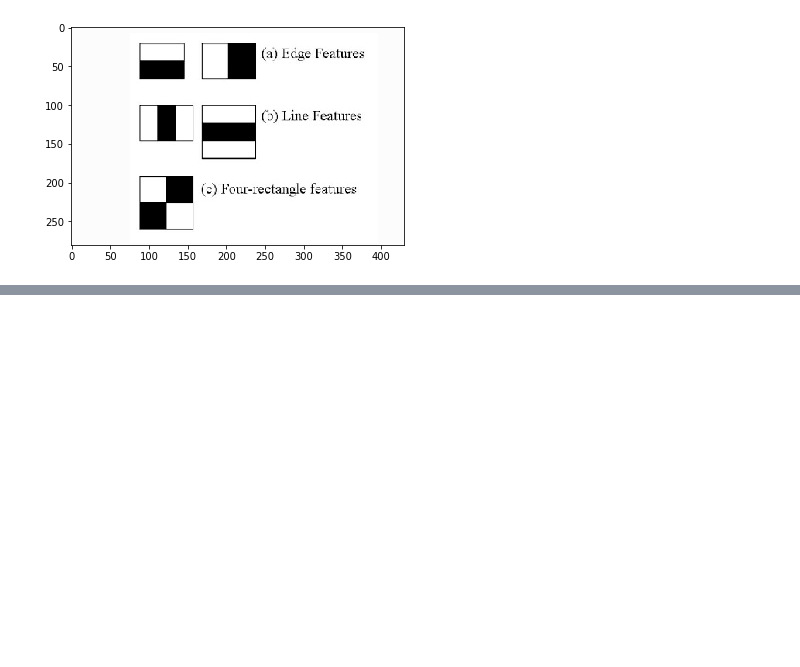
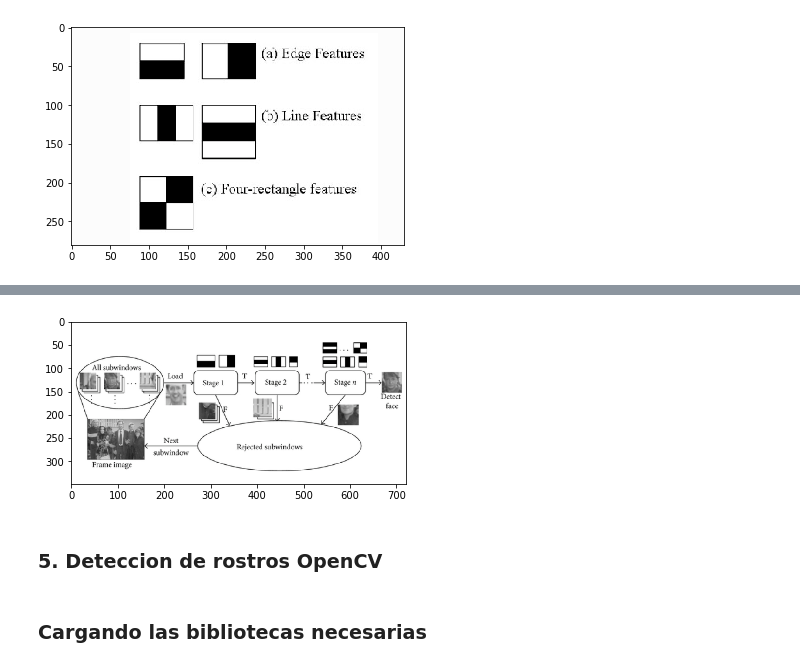
Before and after one commit to Karina984/IA-CLASE-M5, a Jupyter notebook: PracticaDeteccionFacial.ipynb, the cells around one changed output, grey strips where cells are left out. Saved outputs shown, nothing was run; the diff lists cells and outputs as text; code cells hidden in the pictures; blank space fills up the shorter version.

Commit message:
Deteccion Facial actualizada

```diff
--- a/PracticaDeteccionFacial.ipynb
+++ b/PracticaDeteccionFacial.ipynb
@@ -42,0 +80,10 @@ plt.show()
+# %%
+imagen5 = mpimg.imread('imagen5.png')
+imgplot = plt.imshow(imagen5)
+plt.show()
+# %% [output]
+[figure, added]
+# %% [markdown]
+### 5. Deteccion de rostros OpenCV
+# %% [markdown]
+### Cargando las bibliotecas necesarias
```
Also changed, not shown: parts of 31 cells of this notebook.
